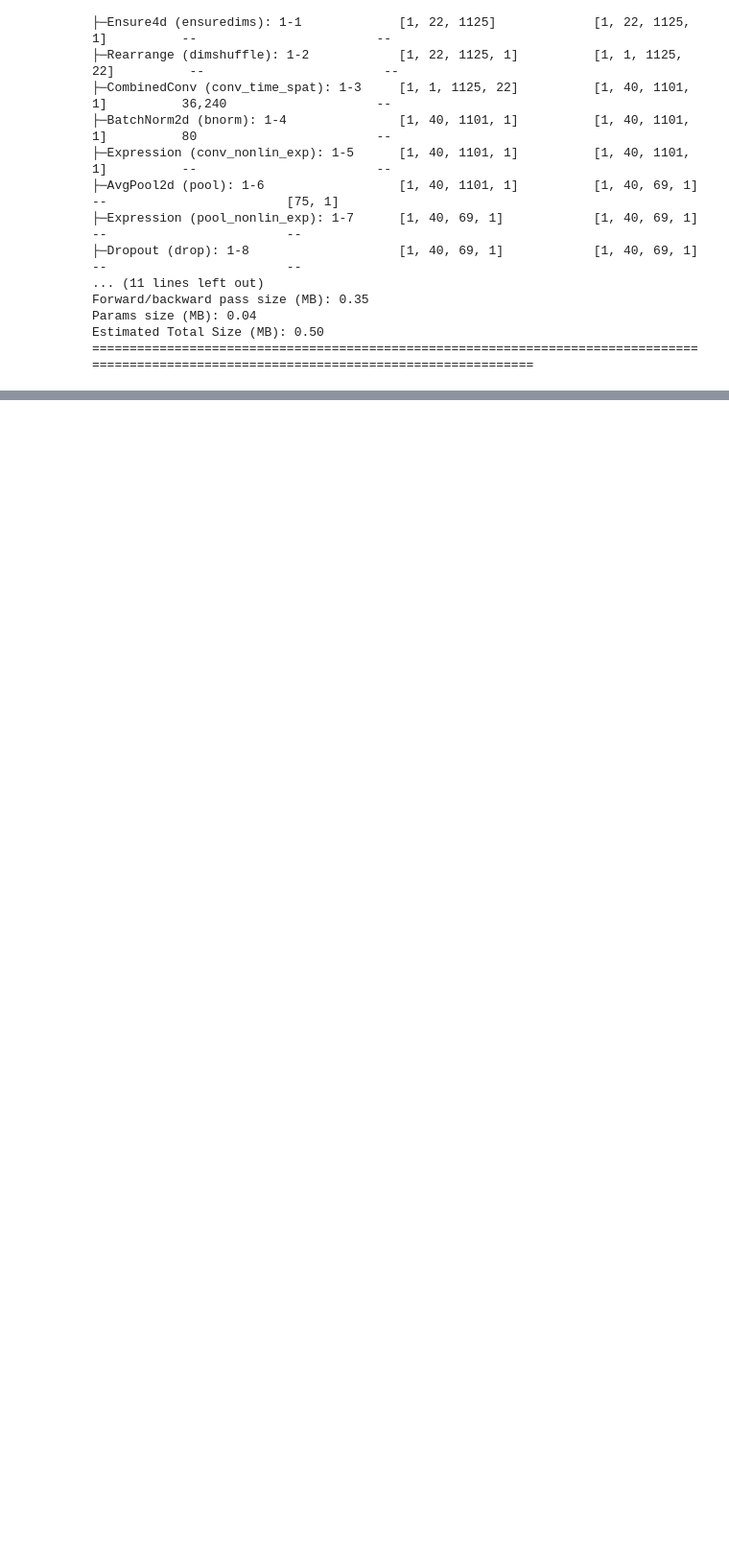
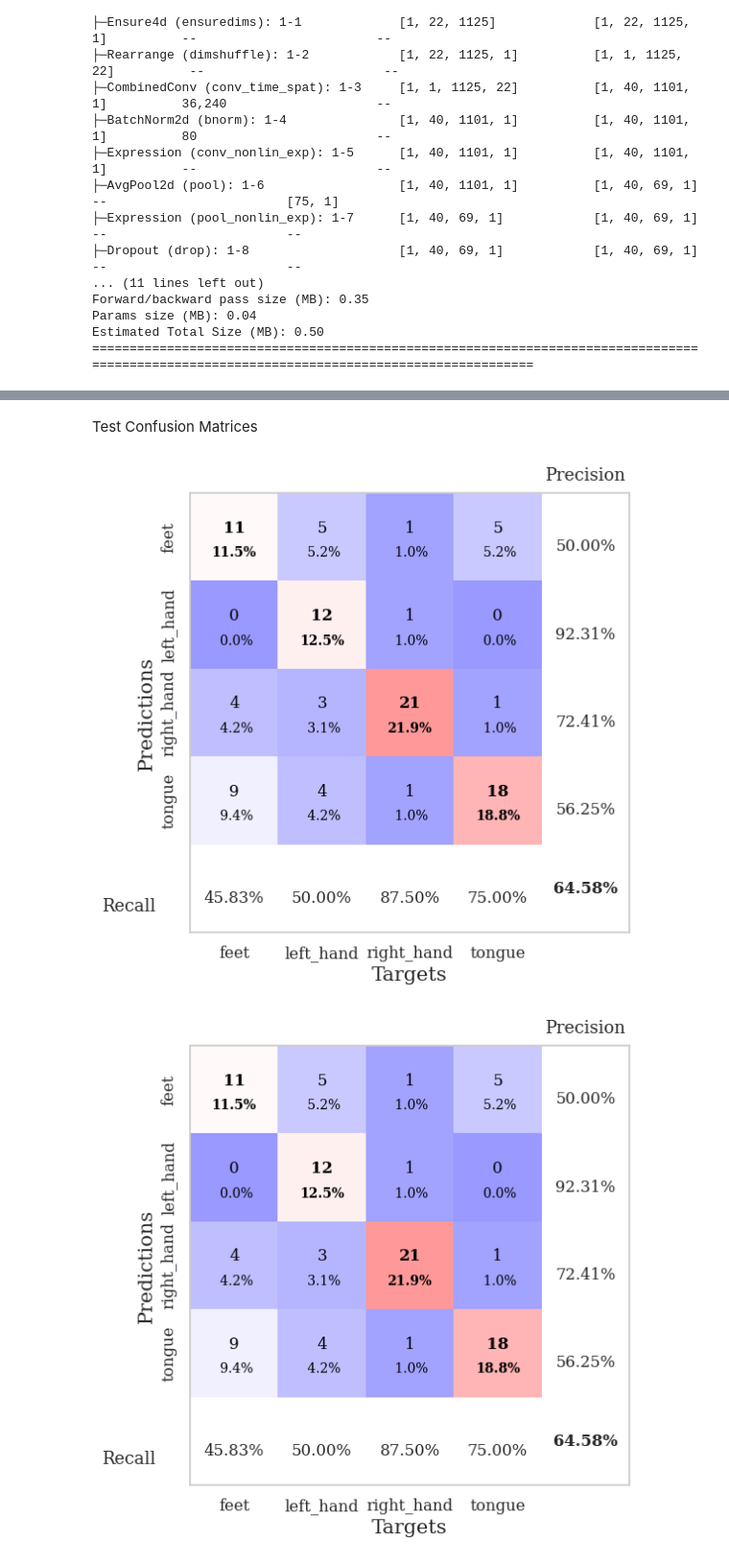
Before and after one commit to nickelodeon20/Test-Model-Performances, a Jupyter notebook: ShallowFBCSPNet/ShallowFBCSPNet_BCI_IV2a_data.ipynb, the cells around one changed output, grey strips where cells are left out. Shown at 96% size. Drawn from its saved outputs; the diff is of its cells as text; code cells hidden in the pictures; blank space fills up the shorter version.

```diff
--- a/ShallowFBCSPNet/ShallowFBCSPNet_BCI_IV2a_data.ipynb
+++ b/ShallowFBCSPNet/ShallowFBCSPNet_BCI_IV2a_data.ipynb
@@ -1057,0 +425,22 @@ plot_confusion_matrix(confusion_mat, class_names=labels)
+# %% [markdown]
+Test Confusion Matrices
+# %%
+# generate confusion matrices
+# get the targets
+y_true_test = test_set.get_metadata().target
+y_pred_test = clf.predict(test_set)
+
+# generating confusion matrix
+confusion_mat_test = confusion_matrix(y_true_test, y_pred_test)
+
+# add class labels
+# label_dict is class_name : str -> i_class : int
+label_dict = windows_dataset.datasets[0].window_kwargs[0][1]['mapping']
+# sort the labels by values (values are integer class labels)
+labels = [k for k, v in sorted(label_dict.items(), key=lambda kv: kv[1])]
+
+# plot the basic conf. matrix
+plot_confusion_matrix(confusion_mat_test, class_names=labels, figsize=(6, 6))
+# %% [output]
+[figure, added]
+[figure, added]
```
Also changed, not shown: parts of 29 cells of this notebook.
